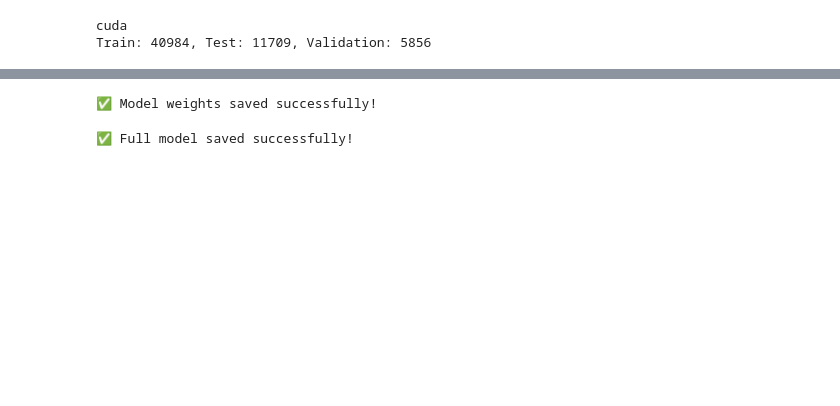
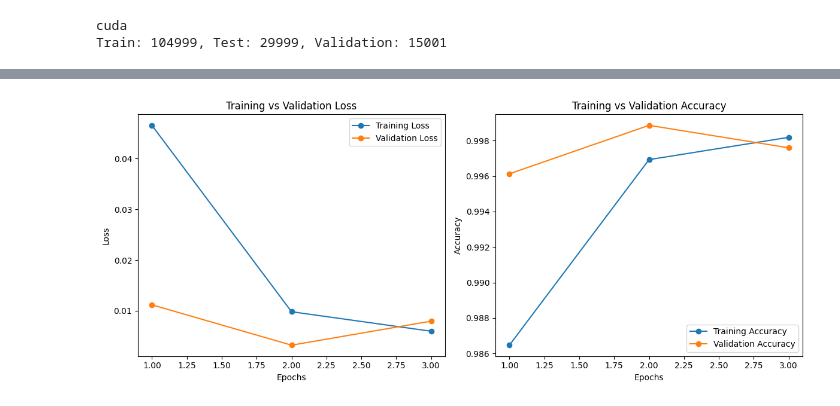
Before and after one commit to baok3/CLD, a Jupyter notebook: research/Resnet.ipynb, the cells around one changed output, grey strips where cells are left out. Saved outputs shown, nothing was run; the diff lists cells and outputs as text; code cells hidden in the pictures; blank space fills up the shorter version.

```diff
--- a/research/Resnet.ipynb
+++ b/research/Resnet.ipynb
@@ -10,7 +11,7 @@ import os
 from tqdm import tqdm
 # %%
 # ✅ Set Paths
-DATASET_PATH = r"./data/leaf_coffe_dataset"
+DATASET_PATH = r"./data/leaf_coffe_augmented"
 IMG_SIZE = 224
 BATCH_SIZE = 32
 EPOCHS = 3
@@ -52,6 +53,12 @@ model = model.to(DEVICE)
 criterion = nn.CrossEntropyLoss()
 optimizer = optim.Adam(model.parameters(), lr=0.0001)
 
+# Lists to store metrics
+train_losses = []
+val_losses = []
+train_accs = []
+val_accs = []
+
 # ✅ Training Loop
 def train(model, train_loader, val_loader, epochs):
     for epoch in range(epochs):
@@ -74,29 +81,65 @@ def train(model, train_loader, val_loader, epochs):
 
             loop.set_postfix(loss=loss.item(), acc=correct/total)  # Show live metrics
 
-        val_acc = evaluate(model, val_loader)
-        print(f"Epoch {epoch+1}/{epochs} | Train Acc: {correct/total:.4f} | Val Acc: {val_acc:.4f}")
+        train_loss = total_loss/len(train_loader)
+        train_acc = correct/total
 
+        val_acc, val_loss = evaluate(model, val_loader)
+
+        # Store metrics
+        train_losses.append(train_loss)
+        val_losses.append(val_loss)
+        train_accs.append(train_acc)
+        val_accs.append(val_acc)
+
+        print(f"Epoch {epoch+1}/{epochs} | Train Acc: {train_acc:.4f} | Val Acc: {val_acc:.4f} | Loss: {train_loss:.4f} | Val Loss: {val_loss:.4f}")
 
 # ✅ Evaluation Function
 def evaluate(model, loader):
     model.eval()
     correct, total = 0, 0
+    total_loss = 0
     with torch.no_grad():
         for images, labels in loader:
             images, labels = images.to(DEVICE), labels.to(DEVICE)
             outputs = model(images)
+            loss = criterion(outputs, labels)
+            total_loss += loss.item()
             _, predicted = torch.max(outputs, 1)
             correct += (predicted == labels).sum().item()
             total += labels.size(0)
-    return correct / total
+    return correct / total, total_loss/len(loader)
 
 # ✅ Start Training
 train(model, train_loader, val_loader, EPOCHS)
 
 # ✅ Evaluate on Test Data
-test_acc = evaluate(model, test_loader)
+test_acc, test_loss = evaluate(model, test_loader)
 print(f"Test Accuracy: {test_acc:.4f}")
+
+# Plot training history
+plt.figure(figsize=(12, 5))
+
+# Plot Losses
+plt.subplot(1, 2, 1)
+plt.plot(range(1, EPOCHS + 1), train_losses, label="Training Loss", marker="o")
+plt.plot(range(1, EPOCHS + 1), val_losses, label="Validation Loss", marker="o")
+plt.xlabel("Epochs")
+plt.ylabel("Loss")
+plt.title("Training vs Validation Loss")
+plt.legend()
+
+# Plot Accuracies
+plt.subplot(1, 2, 2)
+plt.plot(range(1, EPOCHS + 1), train_accs, label="Training Accuracy", marker="o")
+plt.plot(range(1, EPOCHS + 1), val_accs, label="Validation Accuracy", marker="o")
+plt.xlabel("Epochs")
+plt.ylabel("Accuracy")
+plt.title("Training vs Validation Accuracy")
+plt.legend()
+
+plt.tight_layout()
+plt.show()
 # %% [output]
 cuda
-Train: 40984, Test: 11709, Validation: 5856
+Train: 104999, Test: 29999, Validation: 15001
@@ -107,10 +150,4 @@ Test Accuracy: 1.0000
+[figure, added]
 # %%
 torch.save(model.state_dict(), "trained_model.pth")
 print("✅ Model weights saved successfully!")
-# %% [output]
-✅ Model weights saved successfully!
-# %%
-torch.save(model, "trained_model_full.pth")
-print("✅ Full model saved successfully!")
-# %% [output]
-✅ Full model saved successfully!
```
Also changed, not shown: parts of 2 cells of this notebook, 4 other files.
